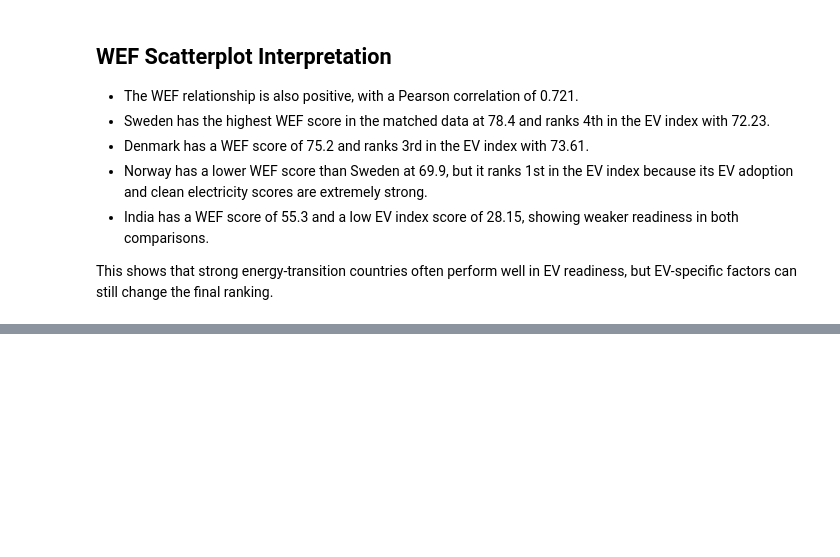
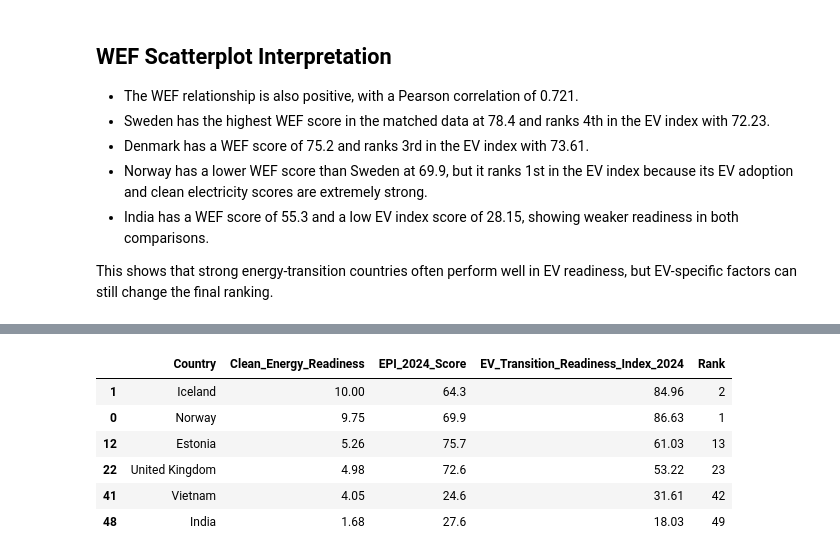
Before and after one commit to RathnamMeghana/DAV_CA1, a Jupyter notebook: index.ipynb, the cells around one changed output, grey strips where cells are left out. Drawn from its saved outputs; the diff is of its cells as text; code cells hidden in the pictures; blank space fills up the shorter version.

```diff
--- a/index.ipynb
+++ b/index.ipynb
@@ -2495,0 +2508,19 @@ This shows that strong energy-transition countries often perform well in EV read
+# %%
+# Show a few country examples for the EPI comparison.
+comparison_df[
+    comparison_df["Country"].isin(["Estonia", "Norway", "Iceland", "India", "Vietnam", "United Kingdom"])
+][[
+    "Country",
+    "Clean_Energy_Readiness",
+    "EPI_2024_Score",
+    "EV_Transition_Readiness_Index_2024",
+    "Rank"
+]].sort_values("Clean_Energy_Readiness", ascending=False)
+# %% [output]
+|  | Country | Clean_Energy_Readiness | EPI_2024_Score | EV_Transition_Readiness_Index_2024 | Rank |
+| 1 | Iceland | 10.00 | 64.3 | 84.96 | 2 |
+| 0 | Norway | 9.75 | 69.9 | 86.63 | 1 |
+| 12 | Estonia | 5.26 | 75.7 | 61.03 | 13 |
+| 22 | United Kingdom | 4.98 | 72.6 | 53.22 | 23 |
+| 41 | Vietnam | 4.05 | 24.6 | 31.61 | 42 |
+| 48 | India | 1.68 | 27.6 | 18.03 | 49 |
```
Also changed, not shown: parts of 2 cells of this notebook.
